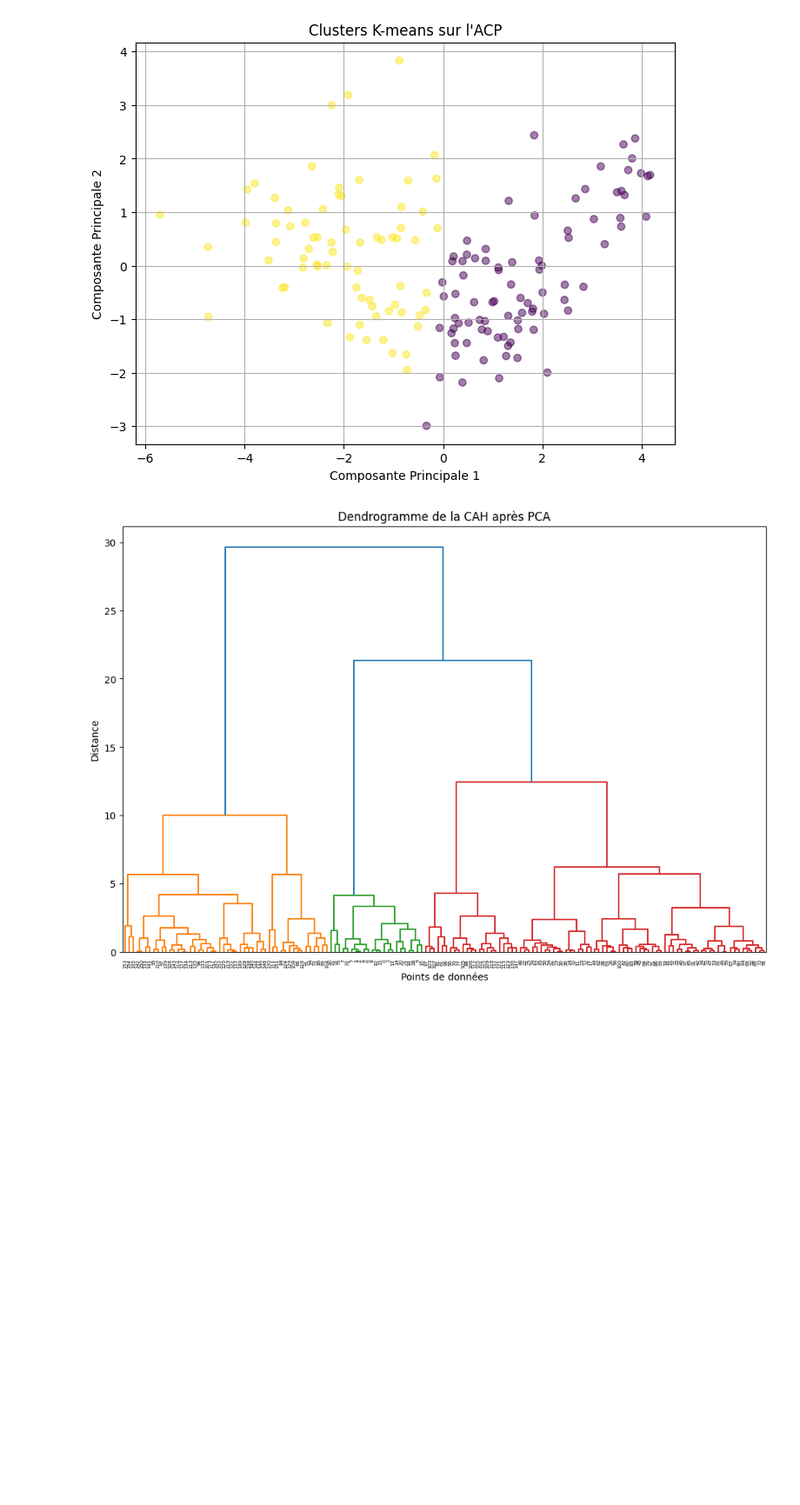
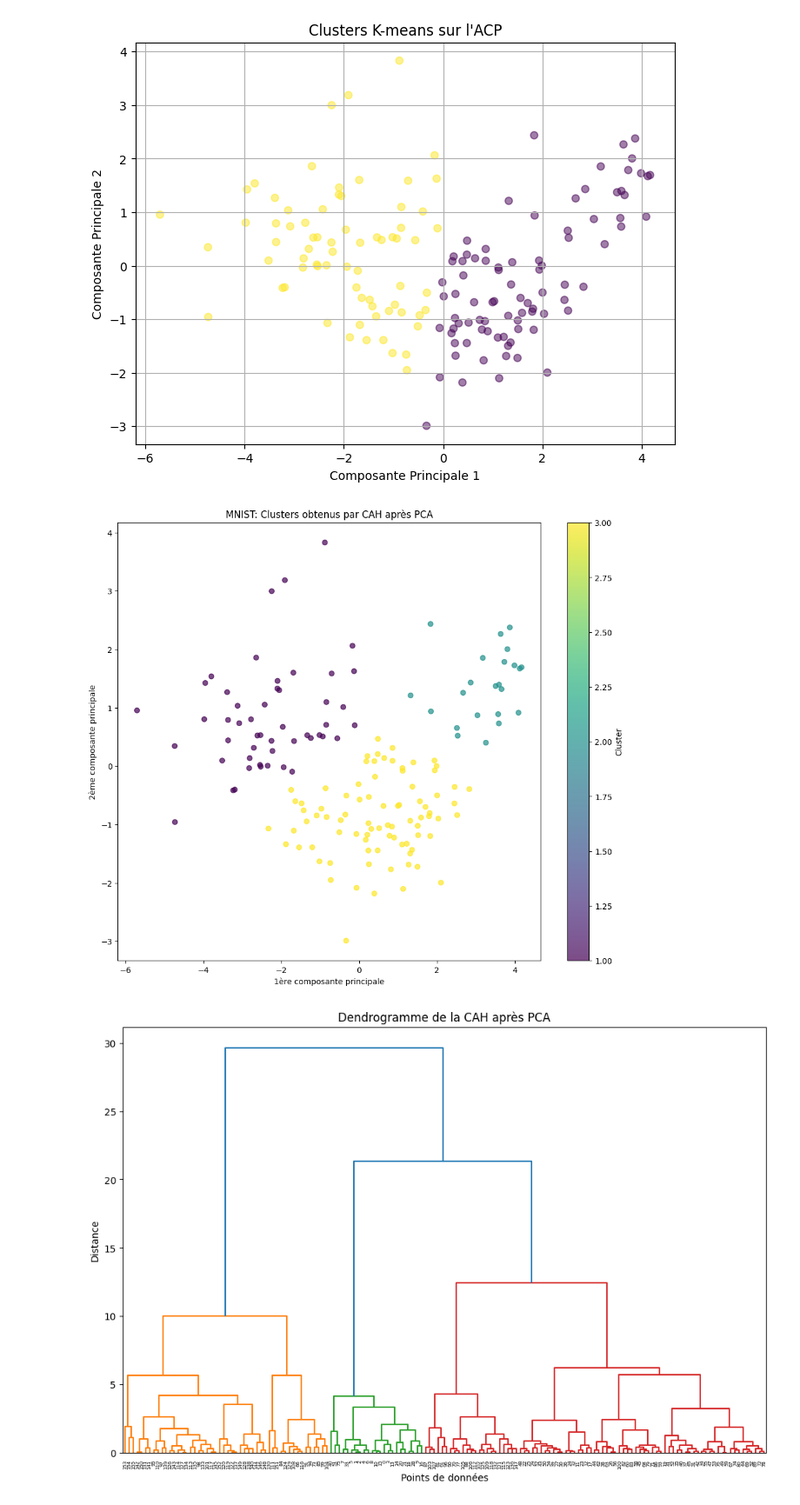
Before and after one commit to kirmanioussema12/Happiness-Report, a Jupyter notebook: K-means-ACP.ipynb, the cells around one changed output. Shown: that part at 87% size. Cells and saved outputs as stored; diff of their text form; code cells hidden in the pictures; blank space fills up the shorter version.

```diff
--- a/K-means-ACP.ipynb
+++ b/K-means-ACP.ipynb
@@ -244,6 +244,28 @@ plt.grid()
 plt.show()
 # %% [output]
 [figure]
+# %%
+from scipy.cluster.hierarchy import linkage, fcluster
+import matplotlib.pyplot as plt
+import numpy as np
+
+# Appliquer la CAH avec la méthode 'ward' pour minimiser la variance dans chaque cluster
+Z = linkage(X_pca_scaled, method='ward')
+
+# Découper l'arbre hiérarchique pour obtenir des clusters
+# Ici, on choisit de couper l'arbre pour obtenir 3 clusters (vous pouvez ajuster ce nombre)
+clusters = fcluster(Z, t=3, criterion='maxclust')
+# %%
+# Tracer les données projetées dans l'espace PCA, colorées selon leurs clusters
+plt.figure(figsize=(12, 10))
+plt.scatter(X_pca_scaled[:, 0], X_pca_scaled[:, 1], c=clusters, cmap='viridis', alpha=0.7, s=40)
+plt.colorbar(label='Cluster')
+plt.title('MNIST: Clusters obtenus par CAH après PCA')
+plt.xlabel('1ère composante principale')
+plt.ylabel('2ème composante principale')
+plt.show()
+# %% [output]
+[figure, added]
 # %%
 from scipy.cluster.hierarchy import dendrogram, linkage
 import matplotlib.pyplot as plt
```
Also changed, not shown: parts of 1 cell of this notebook.
